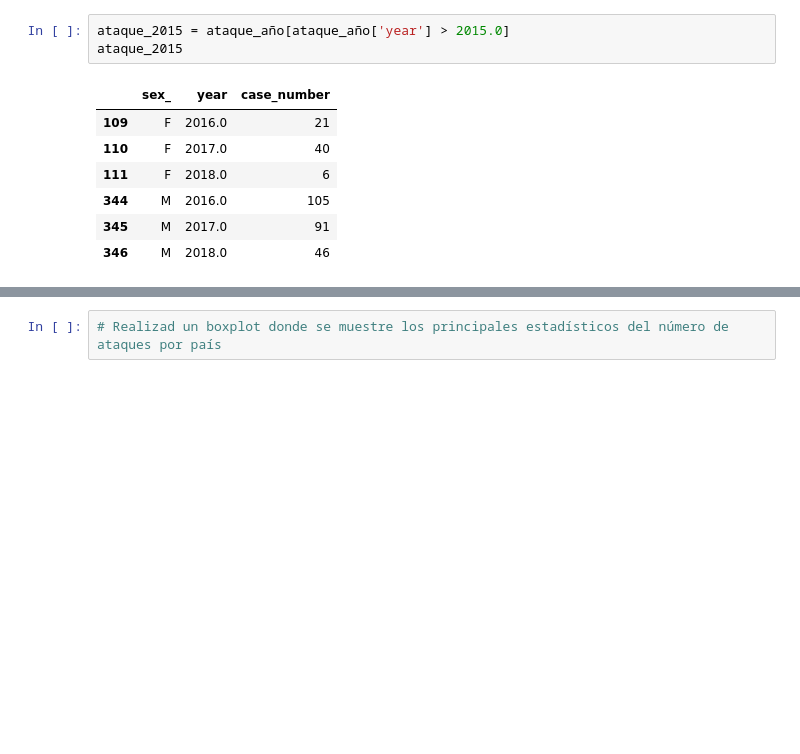
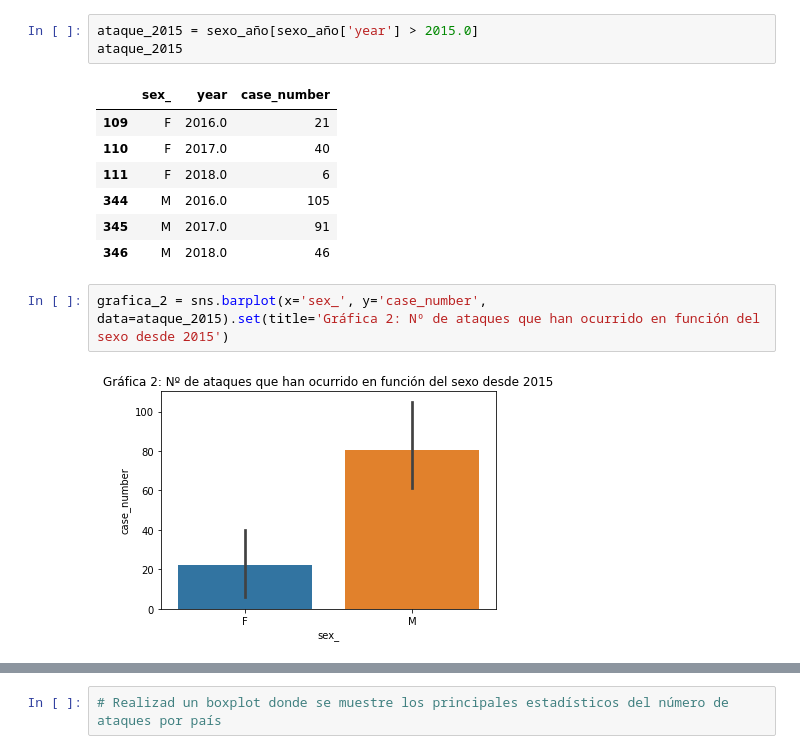
Before and after one commit to Adalab/DA-promo-A-module-2-pairprog-1-pair-2-Laura-Almudena, a Jupyter notebook: Pair_3-visualizacion_3.ipynb, the cells around one changed output, grey strips where cells are left out. Cells and saved outputs as stored; diff of their text form; blank space fills up the shorter version.

```diff
--- a/Pair_3-visualizacion_3.ipynb
+++ b/Pair_3-visualizacion_3.ipynb
@@ -64,5 +64,5 @@ ataque_año.sample()
 # %%
-ataque_2015 = ataque_año[ataque_año['year'] > 2015.0]
+ataque_2015 = sexo_año[sexo_año['year'] > 2015.0]
 ataque_2015
 # %% [output]
 |  | sex_ | year | case_number |
@@ -72,5 +72,9 @@ ataque_2015
 | 344 | M | 2016.0 | 105 |
 | 345 | M | 2017.0 | 91 |
 | 346 | M | 2018.0 | 46 |
+# %%
+grafica_2 = sns.barplot(x='sex_', y='case_number', data=ataque_2015).set(title='Gráfica 2: Nº de ataques que han ocurrido en función del sexo desde 2015')
+# %% [output]
+[figure, added]
 # %%
 # ¿Cuántos ataques hubo por año? Seleccionad solo desde el año 1500
```
Also changed, not shown: parts of 8 cells of this notebook.
